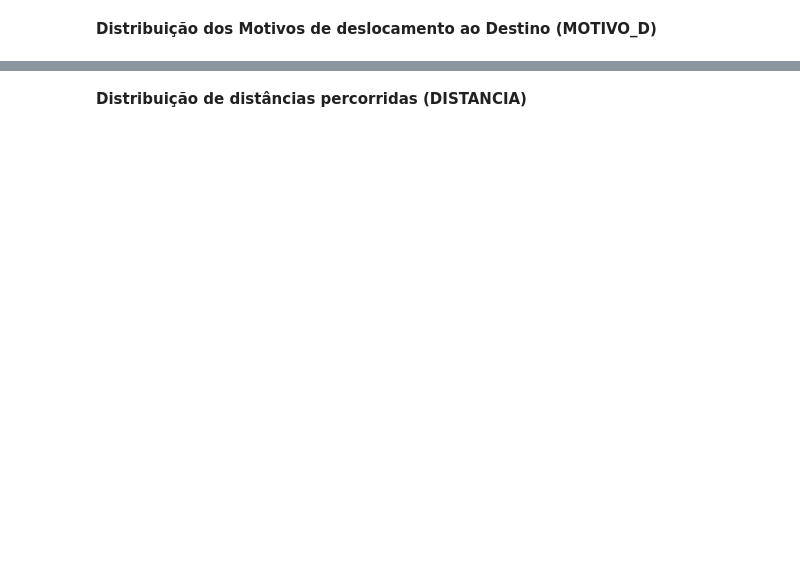
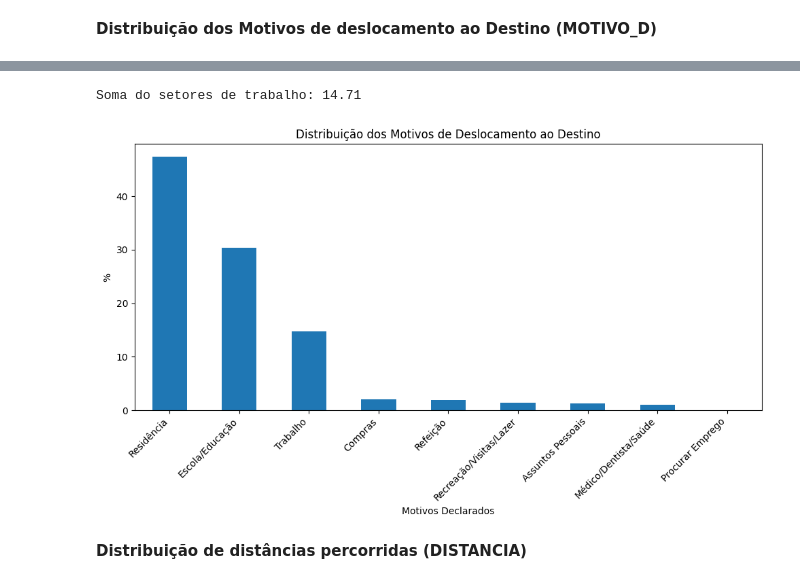
Before and after one commit to gustavo-rmontes/TCC, a Jupyter notebook: analysis_scripts/od_23-analysis.ipynb, the cells around one changed output, grey strips where cells are left out. Saved outputs shown, nothing was run; the diff lists cells and outputs as text; code cells hidden in the pictures; blank space fills up the shorter version.

```diff
--- a/analysis_scripts/od_23-analysis.ipynb
+++ b/analysis_scripts/od_23-analysis.ipynb
@@ -412,17 +546,30 @@ print("Distribuição por motivo de deslocamento ao destino (%):\n", motivo_d_di
+# %%
+# agrupando setores de trabalho (serviços, comércio, indústria)
+work_value = motivo_d_dist[['Trabalho Indústria', 'Trabalho Comércio', 'Trabalho Serviços']].sum()
+print(f"Soma do setores de trabalho: {work_value.round(2)}")
+# %% [output]
+Soma do setores de trabalho: 14.71
+# %%
+motivo_d_dist = motivo_d_dist.drop(['Trabalho Indústria', 'Trabalho Comércio', 'Trabalho Serviços']) # remove setores de trabalho
+motivo_d_dist['Trabalho'] = work_value # adiciona trabalho como setor unificado
+# %%
+motivo_d_dist = motivo_d_dist.sort_values(ascending=False) # ordenando por ordem decrescente
 # %%
 motivo_d_dist_normalized = motivo_d_dist / motivo_d_dist.sum() * 100
-motivo_d_dist_normalized = motivo_d_dist_normalized.sort_values(ascending=False)
+motivo_d_dist_normalized = motivo_d_dist_normalized
 
 plt.figure(figsize=(10, 6))
 motivo_d_dist_normalized.plot(
     kind='bar',
-    title='Distribuição dos Motivos o Deslocamento ao Destino',
+    title='Distribuição dos Motivos de Deslocamento ao Destino',
     ylabel='%',
     xlabel="Motivos Declarados"
 )
 plt.xticks(rotation=45, ha='right')
 plt.tight_layout()
 plt.show()
+# %% [output]
+[figure, added]
 # %% [markdown]
 **Distribuição de distâncias percorridas (DISTANCIA)**
 # %%
```
Also changed, not shown: parts of 35 cells of this notebook.
